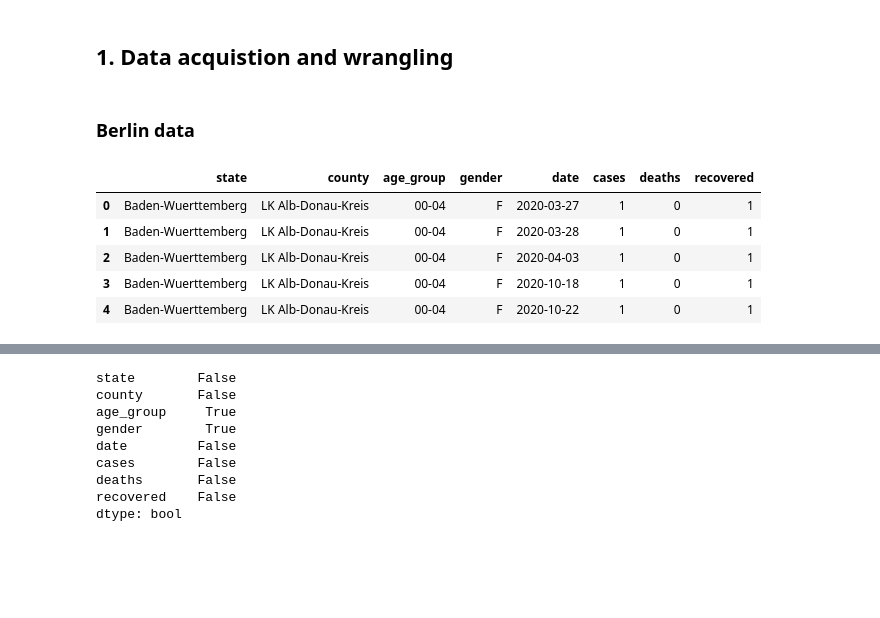
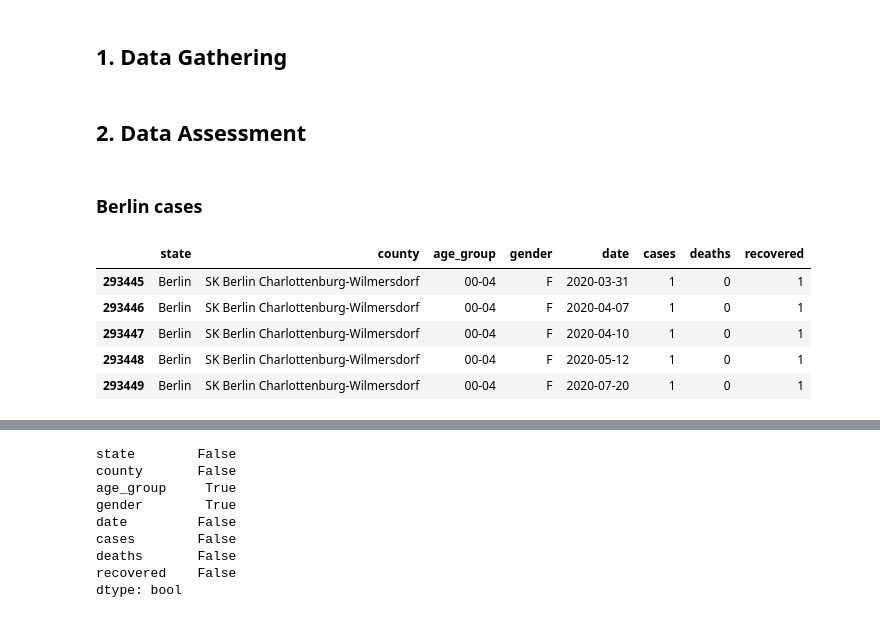
Before and after one commit to zoraaroz/covid19-cases-lockdowns, a Jupyter notebook: data_analysis.ipynb, the cells around one changed output, grey strips where cells are left out. Cells and saved outputs as stored; diff of their text form; code cells hidden in the pictures; blank space fills up the shorter version.

Commit message:
code: Finalise Data Assessment and Cleaning

```diff
--- a/data_analysis.ipynb
+++ b/data_analysis.ipynb
@@ -3,5 +10,5 @@
 # %% [markdown]
-## 1. Data acquistion and wrangling
+## 1. Data Gathering <a id='gathering'></a>
 # %%
 import numpy as np
 import pandas as pd
@@ -17,11 +26,13 @@ lockdowns = pd.read_csv('lockdowns.csv')
+# %% [markdown]
+## 2. Data Assessment <a id='assessment'></a>
 # %% [markdown]
-### Berlin data
+### Berlin cases
 # %%
-cases_de.head()
+cases_de[cases_de.state == 'Berlin'].head()
 # %% [output]
 |  | state | county | age_group | gender | date | cases | deaths | recovered |
-| 0 | Baden-Wuerttemberg | LK Alb-Donau-Kreis | 00-04 | F | 2020-03-27 | 1 | 0 | 1 |
-| 1 | Baden-Wuerttemberg | LK Alb-Donau-Kreis | 00-04 | F | 2020-03-28 | 1 | 0 | 1 |
-| 2 | Baden-Wuerttemberg | LK Alb-Donau-Kreis | 00-04 | F | 2020-04-03 | 1 | 0 | 1 |
-| 3 | Baden-Wuerttemberg | LK Alb-Donau-Kreis | 00-04 | F | 2020-10-18 | 1 | 0 | 1 |
-| 4 | Baden-Wuerttemberg | LK Alb-Donau-Kreis | 00-04 | F | 2020-10-22 | 1 | 0 | 1 |
+| 293445 | Berlin | SK Berlin Charlottenburg-Wilmersdorf | 00-04 | F | 2020-03-31 | 1 | 0 | 1 |
+| 293446 | Berlin | SK Berlin Charlottenburg-Wilmersdorf | 00-04 | F | 2020-04-07 | 1 | 0 | 1 |
+| 293447 | Berlin | SK Berlin Charlottenburg-Wilmersdorf | 00-04 | F | 2020-04-10 | 1 | 0 | 1 |
+| 293448 | Berlin | SK Berlin Charlottenburg-Wilmersdorf | 00-04 | F | 2020-05-12 | 1 | 0 | 1 |
+| 293449 | Berlin | SK Berlin Charlottenburg-Wilmersdorf | 00-04 | F | 2020-07-20 | 1 | 0 | 1 |
```
Also changed, not shown: parts of 111 cells of this notebook, 5 other files.
